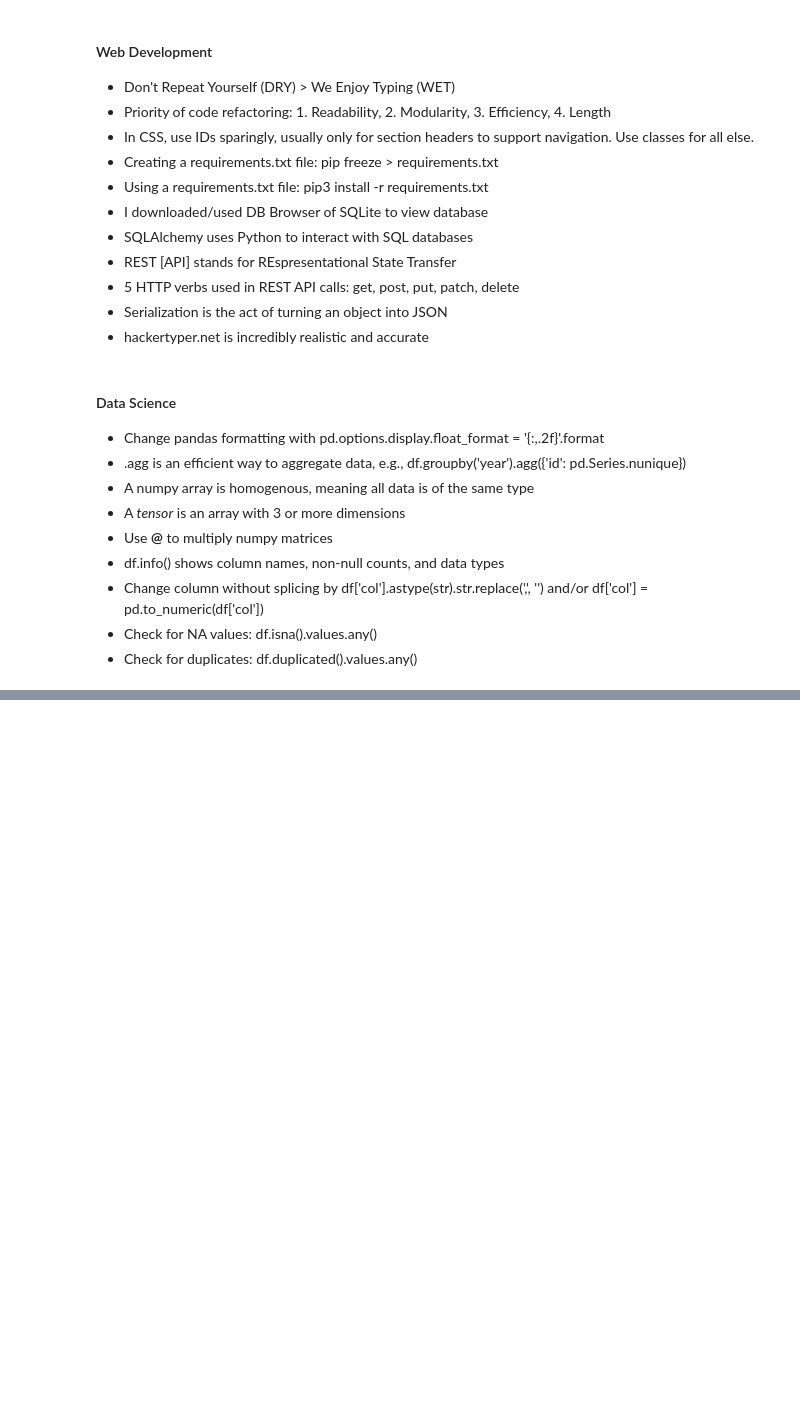
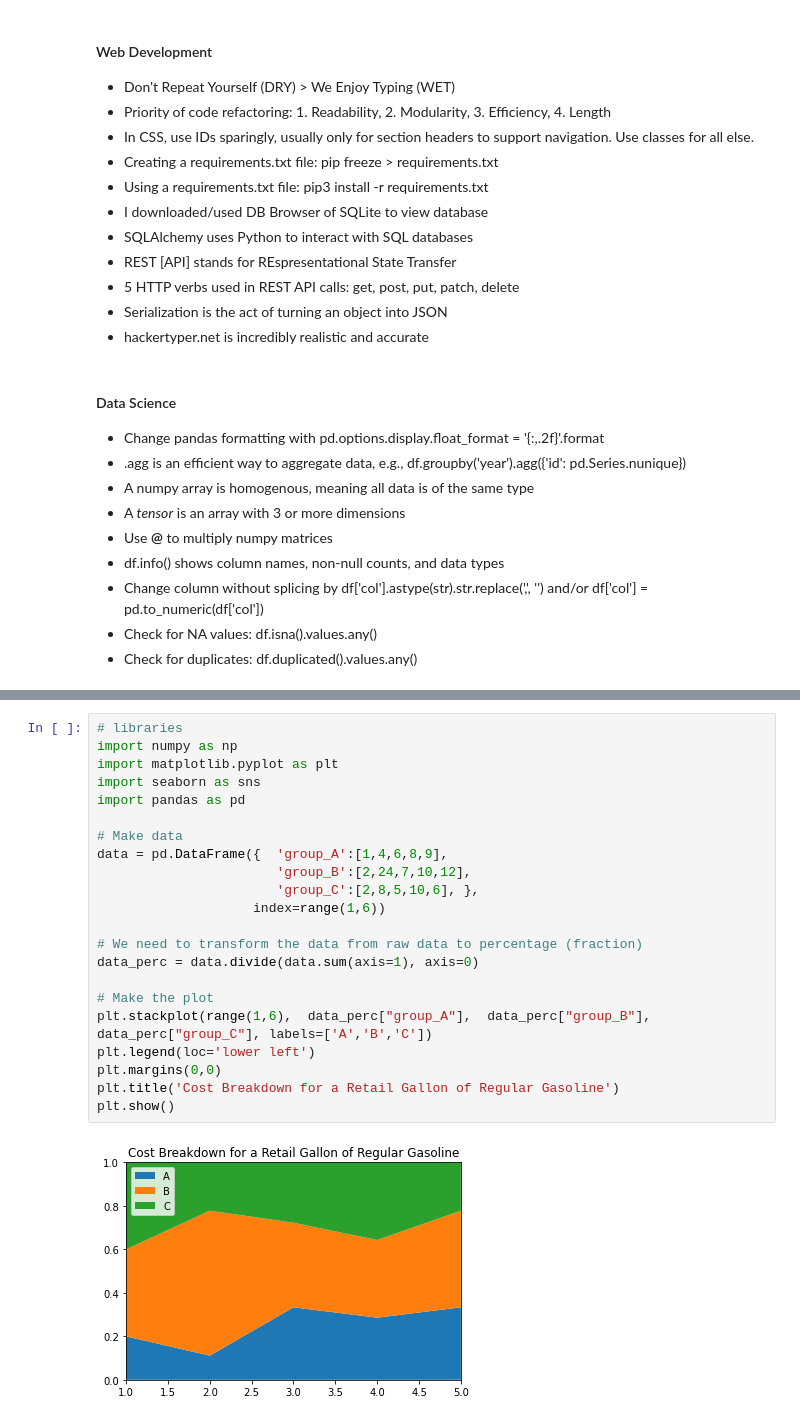
Before and after one commit to tomweinandy/100DaysOfCode, a Jupyter notebook: Notes.ipynb, the cells around one changed output, grey strips where cells are left out. Drawn from its saved outputs; the diff is of its cells as text; blank space fills up the shorter version.

```diff
--- a/Notes.ipynb
+++ b/Notes.ipynb
@@ -296,0 +339,24 @@ Hello
+# %%
+# libraries
+import numpy as np
+import matplotlib.pyplot as plt
+import seaborn as sns
+import pandas as pd
+
+# Make data
+data = pd.DataFrame({  'group_A':[1,4,6,8,9],
+                       'group_B':[2,24,7,10,12],
+                       'group_C':[2,8,5,10,6], },
+                    index=range(1,6))
+
+# We need to transform the data from raw data to percentage (fraction)
+data_perc = data.divide(data.sum(axis=1), axis=0)
+
+# Make the plot
+plt.stackplot(range(1,6),  data_perc["group_A"],  data_perc["group_B"],  data_perc["group_C"], labels=['A','B','C'])
+plt.legend(loc='lower left')
+plt.margins(0,0)
+plt.title('Cost Breakdown for a Retail Gallon of Regular Gasoline')
+plt.show()
+# %% [output]
+[figure, added]
```
Also changed, not shown: parts of 10 cells of this notebook, 1 other file.
